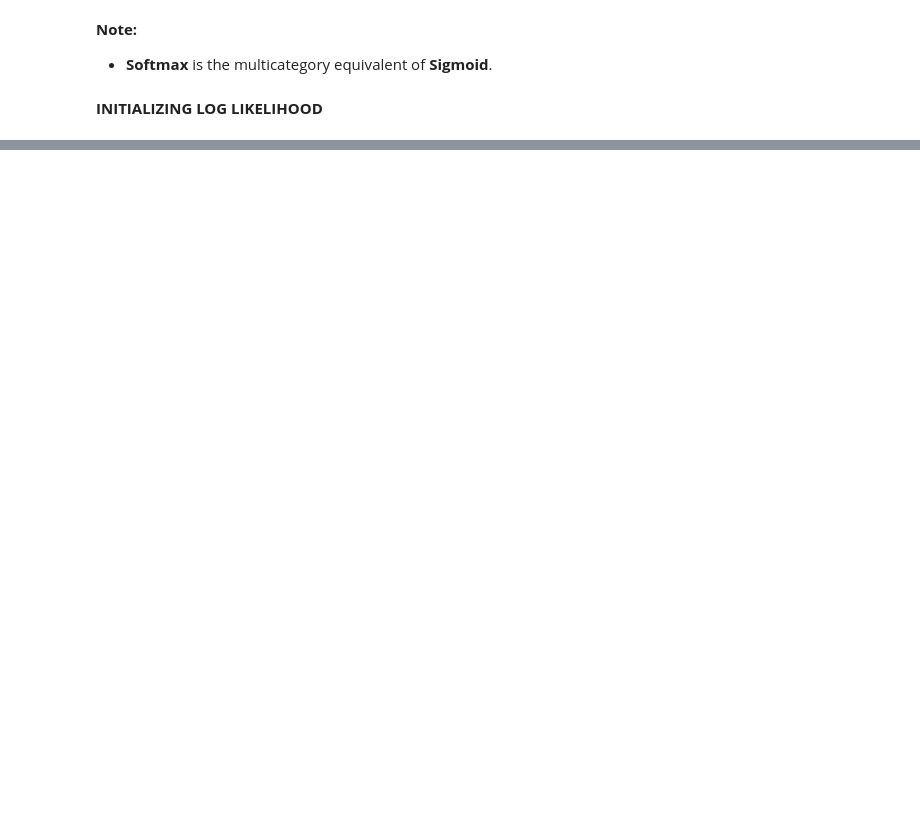
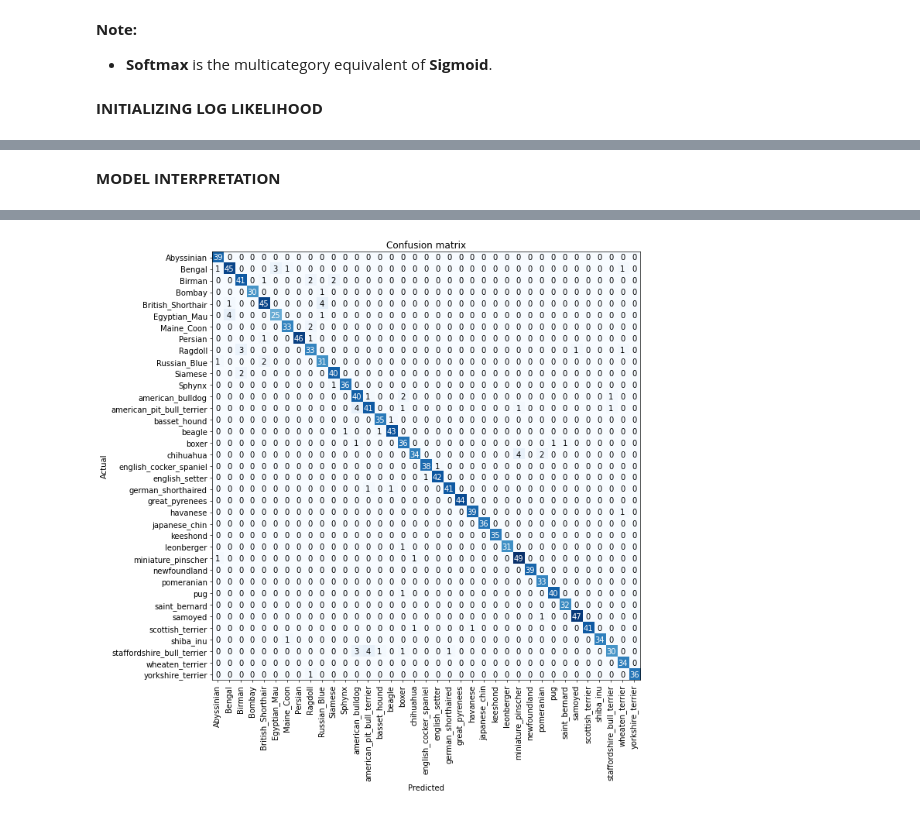
Before and after one commit to ThinamXx/Fastai, a Jupyter notebook: 4. Image Classification/ImageClassification.ipynb, the cells around one changed output, grey strips where cells are left out. Drawn from its saved outputs; the diff is of its cells as text; code cells hidden in the pictures; blank space fills up the shorter version.

```diff
--- a/4. Image Classification/ImageClassification.ipynb
+++ b/4. Image Classification/ImageClassification.ipynb
@@ -178,0 +195,7 @@ tensor([-0.0063, -0.9827, -0.9968, -0.8392, -0.2483, -0.8577])
+# %% [markdown]
+**MODEL INTERPRETATION**
+# %%
+#@ GETTING CONFUSION MATRIX:
+interp = ClassificationInterpretation.from_learner(learn)       # Initializing Interpretation.
+interp.plot_confusion_matrix(figsize=(12, 12), dpi=60)          # Plotting Confusion Matrix.
+# %% [output]
@@ -178,0 +203 @@ tensor([-0.0063, -0.9827, -0.9968, -0.8392, -0.2483, -0.8577])
+[figure, added]
```
Also changed, not shown: parts of 21 cells of this notebook.
